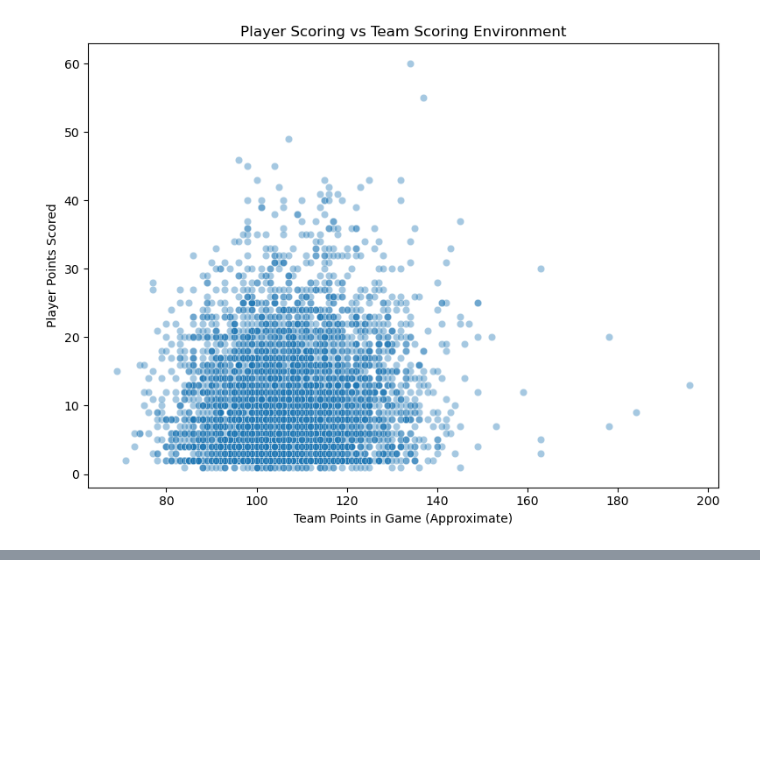
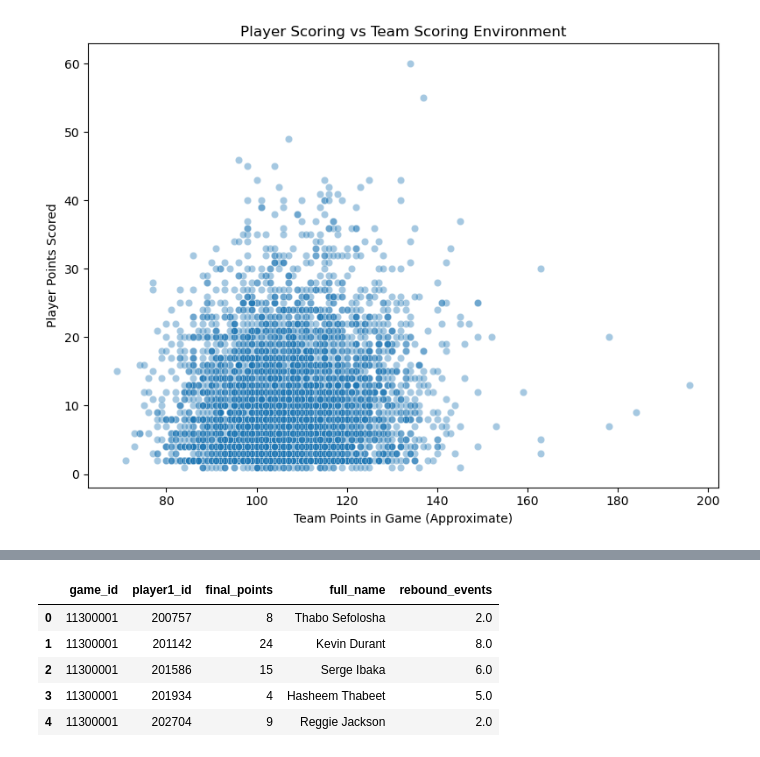
Before and after one commit to Jorgemontanez25/NBA_players_performance, a Jupyter notebook: notebooks/02_analysis.ipynb, the cells around one changed output, grey strips where cells are left out. Cells and saved outputs as stored; diff of their text form; code cells hidden in the pictures; blank space fills up the shorter version.

```diff
--- a/notebooks/02_analysis.ipynb
+++ b/notebooks/02_analysis.ipynb
@@ -366,0 +265,11 @@ plt.show()
+# %%
+player_game_features = pd.read_csv("../data/processed/player_game_features.csv")
+
+player_game_features.head()
+# %% [output]
+|  | game_id | player1_id | final_points | full_name | rebound_events |
+| 0 | 11300001 | 200757 | 8 | Thabo Sefolosha | 2.0 |
+| 1 | 11300001 | 201142 | 24 | Kevin Durant | 8.0 |
+| 2 | 11300001 | 201586 | 15 | Serge Ibaka | 6.0 |
+| 3 | 11300001 | 201934 | 4 | Hasheem Thabeet | 5.0 |
+| 4 | 11300001 | 202704 | 9 | Reggie Jackson | 2.0 |
```
Also changed, not shown: parts of 22 cells of this notebook, 2 other files.
